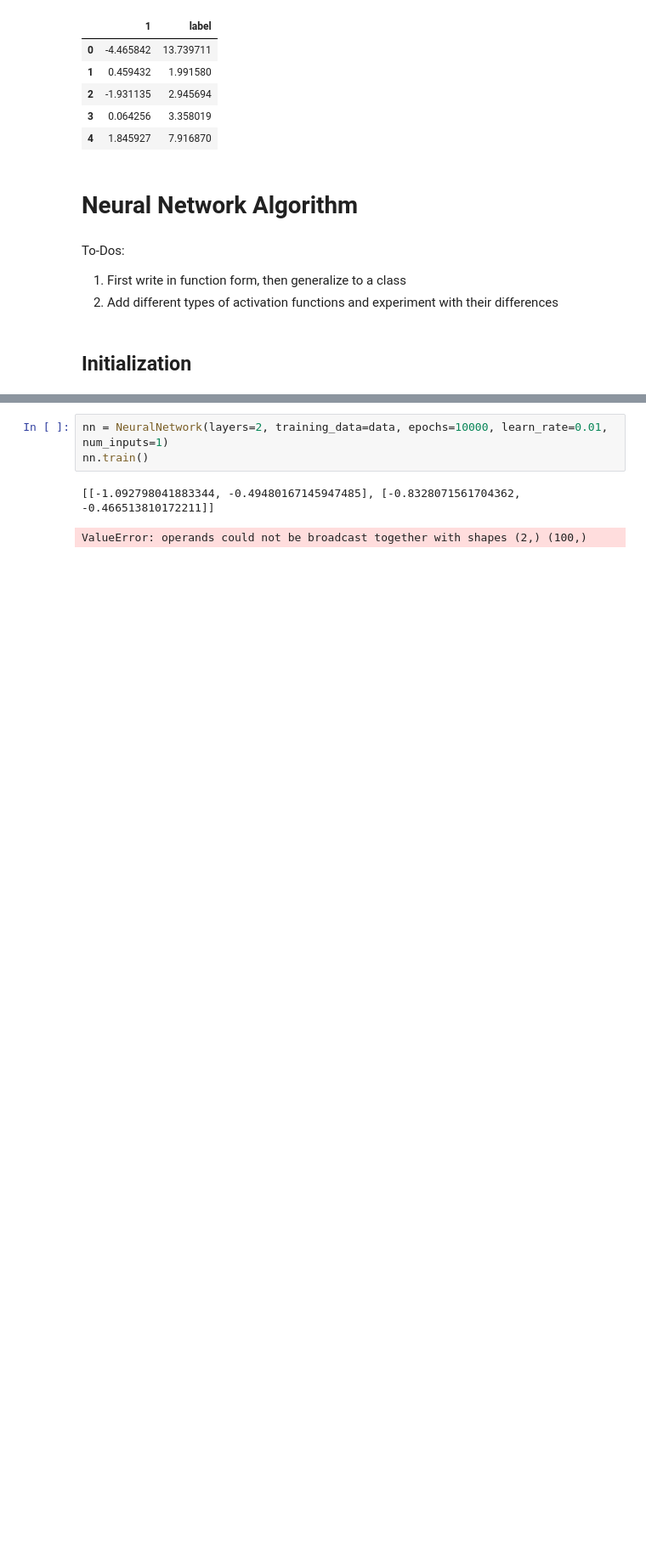
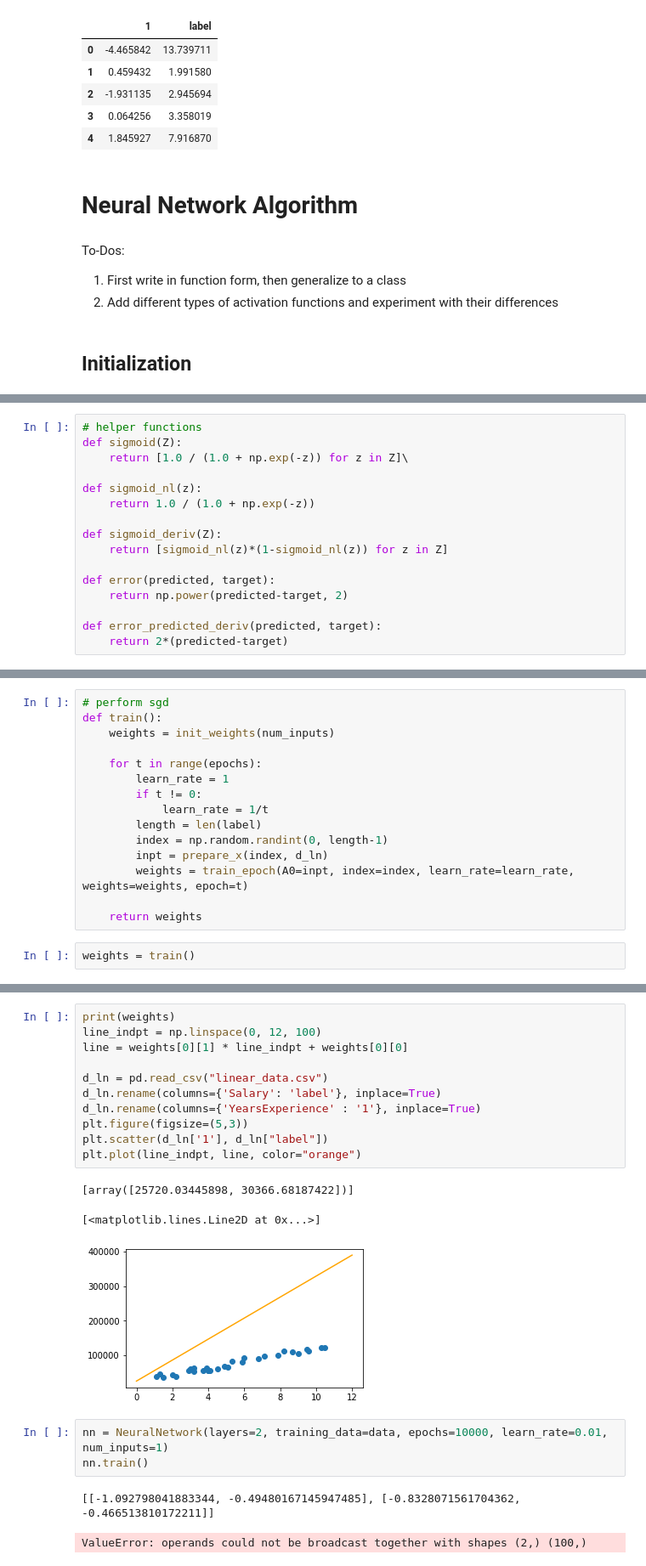
Before and after one commit to Avril-Cui/neural-nets, a Jupyter notebook: neural_nets.ipynb, the cells around one changed output, grey strips where cells are left out. Shown: that part at 85% size. Drawn from its saved outputs; the diff is of its cells as text; blank space fills up the shorter version.

Commit message:
fix: save func progress, need to debug linear code

```diff
--- a/neural_nets.ipynb
+++ b/neural_nets.ipynb
@@ -163,0 +90,16 @@ class NeuralNetwork:
+# %%
+# helper functions
+def sigmoid(Z):
+    return [1.0 / (1.0 + np.exp(-z)) for z in Z]\
+
+def sigmoid_nl(z):
+    return 1.0 / (1.0 + np.exp(-z))
+
+def sigmoid_deriv(Z):
+    return [sigmoid_nl(z)*(1-sigmoid_nl(z)) for z in Z]
+
+def error(predicted, target):
+    return np.power(predicted-target, 2)
+
+def error_predicted_deriv(predicted, target):
+    return 2*(predicted-target)
@@ -163,0 +138,17 @@ class NeuralNetwork:
+# %%
+# perform sgd
+def train():
+    weights = init_weights(num_inputs)
+
+    for t in range(epochs):
+        learn_rate = 1
+        if t != 0:
+            learn_rate = 1/t
+        length = len(label)
+        index = np.random.randint(0, length-1)
+        inpt = prepare_x(index, d_ln)
+        weights = train_epoch(A0=inpt, index=index, learn_rate=learn_rate, weights=weights, epoch=t)
+
+    return weights
+# %%
+weights = train()
@@ -164,3 +173,18 @@ class NeuralNetwork:
+# %%
+print(weights)
+line_indpt = np.linspace(0, 12, 100)
+line = weights[0][1] * line_indpt + weights[0][0]
+
+d_ln = pd.read_csv("linear_data.csv")
+d_ln.rename(columns={'Salary': 'label'}, inplace=True)
+d_ln.rename(columns={'YearsExperience' : '1'}, inplace=True)
+plt.figure(figsize=(5,3))
+plt.scatter(d_ln['1'], d_ln["label"])
+plt.plot(line_indpt, line, color="orange")
+# %% [output]
+[array([25720.03445898, 30366.68187422])]
+[<matplotlib.lines.Line2D at 0x...>]
+[figure, added]
 # %%
 nn = NeuralNetwork(layers=2, training_data=data, epochs=10000, learn_rate=0.01, num_inputs=1)
 nn.train()
```
Also changed, not shown: parts of 7 cells of this notebook.
